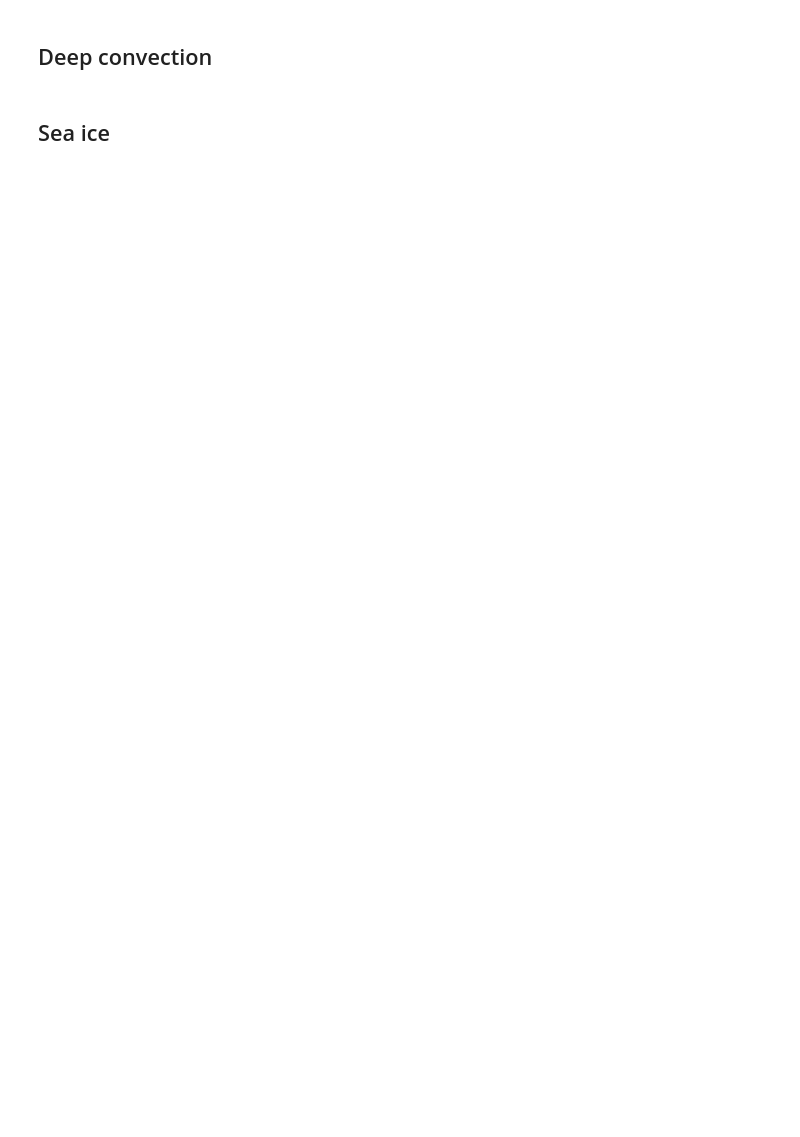
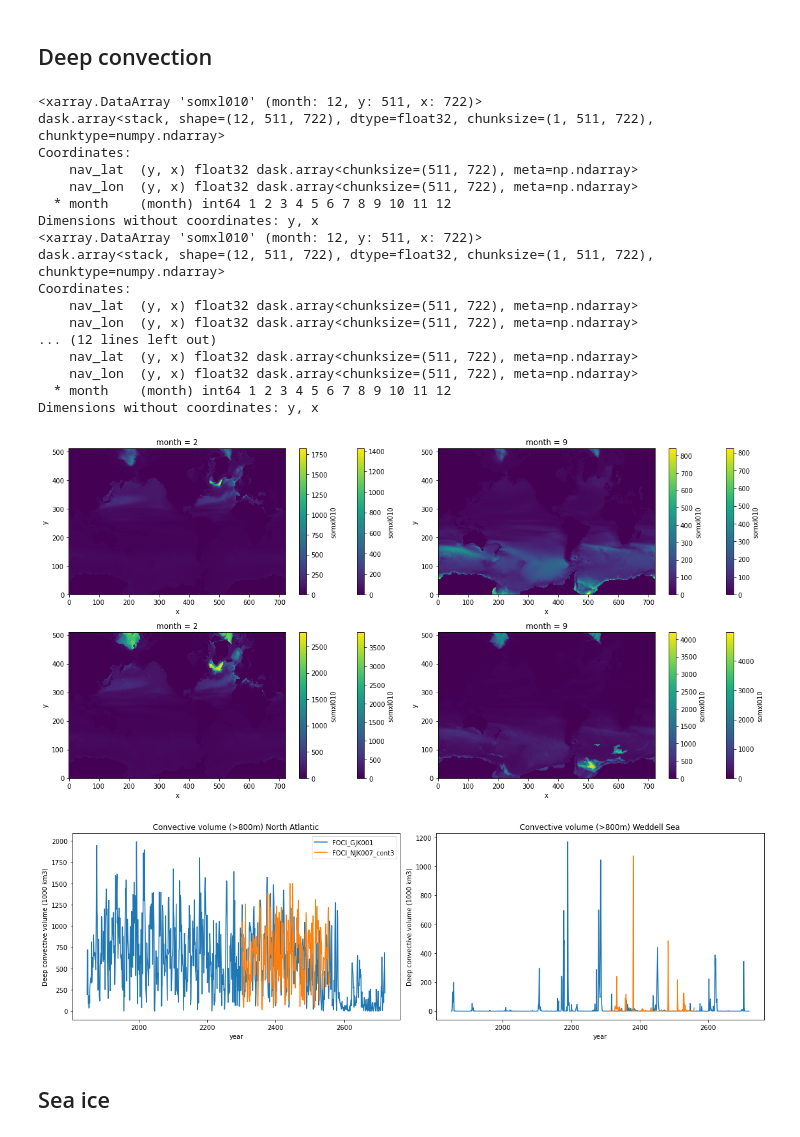
Before and after one commit to joakimkjellsson/foci-openifs-eval, a Jupyter notebook: Simple_diagnostics.ipynb, the cells around one changed output. Saved outputs shown, nothing was run; the diff lists cells and outputs as text; code cells hidden in the pictures; blank space fills up the shorter version.

```diff
--- a/Simple_diagnostics.ipynb
+++ b/Simple_diagnostics.ipynb
@@ -55,7 +99,11 @@ for exp in exp_list:
 # %%
 # NEMO ice
 ds_i_all = []
-for exp in exp_list:
-    ice = '/data/user/jkjellsson/esm-experiments/focioifs/%s/outdata/nemo/*1m*icemod.nc' % (exp,)
-    ds_i = xr.open_mfdataset(ice,combine='by_coords').rename({'time_counter':'time'})
+for exp,time in zip(exp_list,time_list):
+    if exp == 'FOCI_NJK007':
+        ice = '%s/%s/outdata/nemo/*1m*icemod.nc' % (esmdir2,exp)
+    else:
+        ice = '%s/%s/outdata/nemo/*1m*icemod.nc' % (esmdir,exp)
+    print(ice)
+    ds_i = xr.open_mfdataset(ice,combine='by_coords',use_cftime=True).rename({'time_counter':'time'}).sel(time=time)
     ds_i_all.append(ds_i)
@@ -66,12 +118,14 @@ for exp in exp_list:
 # They are stored in e.g. W/m2 * s
 # So we divide by the frequency of XIOS call (usually 3hr for T95)
 # For long climate runs we may use 24hr
-flux_scale = 1./(24 * 60 * 60)
+flux_scale = 1./(6 * 60 * 60)
 
 # Scale precip from m/s to mm/d
 pr_scale = 1000. * 86400. * flux_scale
 
 fig1, ax1 = plt.subplots(7,1,figsize=(6,12))
+
+fig2, ax2 = plt.subplots(1,1,figsize=(10,6))
 
 for i in range(0,len(exp_list)):
     ds_sfc = ds_sfc_all[i]
@@ -114,12 +168,13 @@ for i in range(0,len(exp_list)):
     ttr_mean = ttr_wgt.mean(('lon','lat'))
 
     # Net TOA
-    toa = tsr + ttr
-    print(toa)
+    toa_mean = tsr_mean + ttr_mean
+    print(toa_mean)
 
     # Annual mean
     t2m = t2m_mean.groupby('time.year').mean('time')
     t2m.plot(ax=ax1[0],alpha=1,label=exp)
+    t2m.plot(ax=ax2,alpha=1,label=exp)
 
     t500 = t500_mean.groupby('time.year').mean('time')
     t500.plot(ax=ax1[1],alpha=1)
@@ -163,5 +218,9 @@ for ax in ax1[:-1]:
 
 #fig1.tight_layout()
 fig1.subplots_adjust(hspace=0.0) #, right=0.8, top=0.9)
+fig1.savefig('global_means_oifs.pdf',format='pdf')
 
-fig1.savefig('global_means_oifs.pdf',format='pdf')
+ax2.set_ylabel('T2m [K]')
+ax2.set_title('Global-mean 2m air temperature')
+ax2.legend()
+fig2.savefig('global_mean_2m_temp.pdf',format='pdf')
@@ -169,43 +239,64 @@ fig1.savefig('global_means_oifs.pdf',format='pdf')
 ## Deep convection
 # %%
 fig1, axs1 = plt.subplots(2,2,figsize=(16,8))
-fig2, axs2 = plt.subplots(1,2,figsize=(8,5))
+fig2, axs2 = plt.subplots(1,2,figsize=(16,5))
 
 for i in range(0,len(exp_list)):
     ds_t = ds_t_all[i]
     exp = exp_list[i]
     mld = ds_t['somxl010']
 
     mld_s = mld.groupby('time.month').mean('time')
     print(mld_s)
     mld_s.sel(month=2).plot.pcolormesh(ax=axs1[0,0])
     mld_s.sel(month=9).plot.pcolormesh(ax=axs1[0,1])
 
     mld_s = mld.groupby('time.month').max('time')
     print(mld_s)
     mld_s.sel(month=2).plot.pcolormesh(ax=axs1[1,0])
     mld_s.sel(month=9).plot.pcolormesh(ax=axs1[1,1])
 
-    # Convective volume
-    mld_mask = mld.where(mld > 800)
+    # Convective volume (annual mean)
+    mld_mask = mld.where(mld > 800).groupby('time.year').mean('time')
     # North Atlantic
     mld_natl = mld_mask.sel(x=slice(450,550),y=slice(350,450)) * da_orca05_area.sel(x=slice(450,550),y=slice(350,450))
     mld_natl_vol = mld_natl.sum(('x','y')) * 1e-12
-    mld_natl_vol.plot(ax=axs2[0])
+    mld_natl_vol.plot(ax=axs2[0],label=exp)
     # Weddell Sea
     mld_wed = mld_mask.sel(x=slice(480,600),y=slice(50,150)) * da_orca05_area.sel(x=slice(480,600),y=slice(50,150))
     mld_wed_vol = mld_wed.sum(('x','y')) * 1e-12
-    mld_wed_vol.plot(ax=axs2[1])
+    mld_wed_vol.plot(ax=axs2[1],label=exp)
 
-    axs2[0].set_title('Convective volume (>800m) North Atlantic')
-    axs2[1].set_title('Convective volume (>800m) Weddell Sea')
-    for ax in axs2:
-        ax.set_ylabel('Deep convective volume (1000 km3)')
+axs2[0].set_title('Convective volume (>800m) North Atlantic')
+axs2[1].set_title('Convective volume (>800m) Weddell Sea')
+axs2[0].legend()
+for ax in axs2:
+    ax.set_ylabel('Deep convective volume (1000 km3)')
 
 fig1.tight_layout()
 fig2.tight_layout()
 fig1.savefig('mld_mean_max.png',format='png',dpi=150)
 fig2.savefig('deep_conv_vol.pdf',format='pdf')
+# %% [output]
+<xarray.DataArray 'somxl010' (month: 12, y: 511, x: 722)>
+dask.array<stack, shape=(12, 511, 722), dtype=float32, chunksize=(1, 511, 722), chunktype=numpy.ndarray>
+Coordinates:
+    nav_lat  (y, x) float32 dask.array<chunksize=(511, 722), meta=np.ndarray>
+    nav_lon  (y, x) float32 dask.array<chunksize=(511, 722), meta=np.ndarray>
+  * month    (month) int64 1 2 3 4 5 6 7 8 9 10 11 12
+Dimensions without coordinates: y, x
+<xarray.DataArray 'somxl010' (month: 12, y: 511, x: 722)>
+dask.array<stack, shape=(12, 511, 722), dtype=float32, chunksize=(1, 511, 722), chunktype=numpy.ndarray>
+Coordinates:
+    nav_lat  (y, x) float32 dask.array<chunksize=(511, 722), meta=np.ndarray>
+    nav_lon  (y, x) float32 dask.array<chunksize=(511, 722), meta=np.ndarray>
+... (12 lines left out)
+    nav_lat  (y, x) float32 dask.array<chunksize=(511, 722), meta=np.ndarray>
+    nav_lon  (y, x) float32 dask.array<chunksize=(511, 722), meta=np.ndarray>
+  * month    (month) int64 1 2 3 4 5 6 7 8 9 10 11 12
+Dimensions without coordinates: y, x
+[figure, added]
+[figure, added]
 # %% [markdown]
 ## Sea ice
 # %%
```
Also changed, not shown: parts of 16 cells of this notebook, 7 other files.
